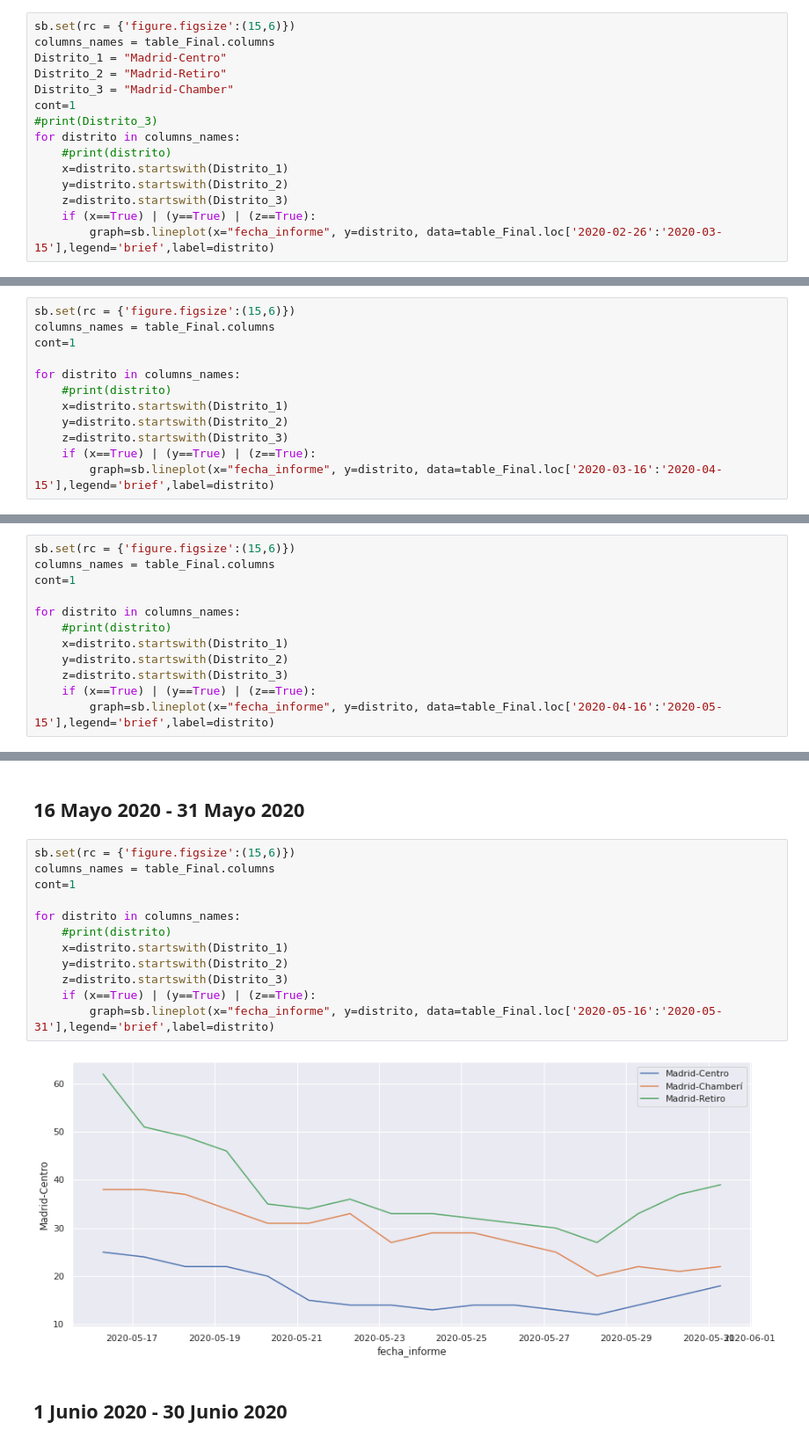
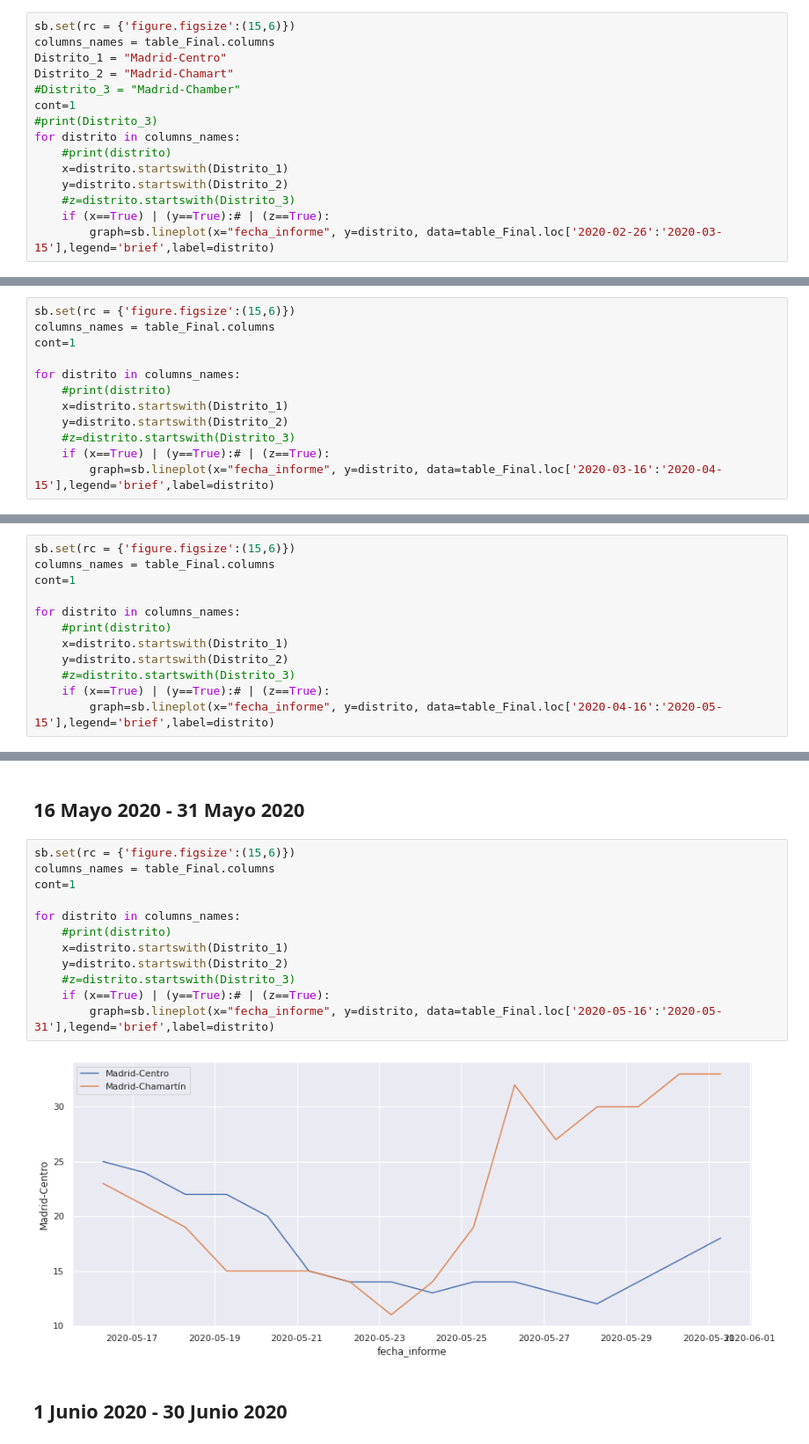
Before and after one commit to Jhonvalencia77/4to_avance, a Jupyter notebook: Tablas_Covid_19.ipynb, the cells around one changed output, grey strips where cells are left out. Shown at 88% size. Cells and saved outputs as stored; diff of their text form.

```diff
--- a/Tablas_Covid_19.ipynb
+++ b/Tablas_Covid_19.ipynb
@@ -65,15 +63,15 @@ table2_Final.head(2)
 sb.set(rc = {'figure.figsize':(15,6)})
 columns_names = table_Final.columns
 Distrito_1 = "Madrid-Centro"
-Distrito_2 = "Madrid-Retiro"
-Distrito_3 = "Madrid-Chamber"
+Distrito_2 = "Madrid-Chamart"
+#Distrito_3 = "Madrid-Chamber"
 cont=1
 #print(Distrito_3)
 for distrito in columns_names:
     #print(distrito)
     x=distrito.startswith(Distrito_1)
     y=distrito.startswith(Distrito_2)
-    z=distrito.startswith(Distrito_3)
-    if (x==True) | (y==True) | (z==True):
+    #z=distrito.startswith(Distrito_3)
+    if (x==True) | (y==True):# | (z==True):
         graph=sb.lineplot(x="fecha_informe", y=distrito, data=table_Final.loc['2020-02-26':'2020-03-15'],legend='brief',label=distrito)
 # %% [output]
@@ -89,7 +87,7 @@ for distrito in columns_names:
     #print(distrito)
     x=distrito.startswith(Distrito_1)
     y=distrito.startswith(Distrito_2)
-    z=distrito.startswith(Distrito_3)
-    if (x==True) | (y==True) | (z==True):
+    #z=distrito.startswith(Distrito_3)
+    if (x==True) | (y==True):# | (z==True):
         graph=sb.lineplot(x="fecha_informe", y=distrito, data=table_Final.loc['2020-03-16':'2020-04-15'],legend='brief',label=distrito)
 # %% [output]
@@ -105,7 +103,7 @@ for distrito in columns_names:
     #print(distrito)
     x=distrito.startswith(Distrito_1)
     y=distrito.startswith(Distrito_2)
-    z=distrito.startswith(Distrito_3)
-    if (x==True) | (y==True) | (z==True):
+    #z=distrito.startswith(Distrito_3)
+    if (x==True) | (y==True):# | (z==True):
         graph=sb.lineplot(x="fecha_informe", y=distrito, data=table_Final.loc['2020-04-16':'2020-05-15'],legend='brief',label=distrito)
 # %% [output]
@@ -115,17 +113,17 @@ for distrito in columns_names:
 # %%
 sb.set(rc = {'figure.figsize':(15,6)})
 columns_names = table_Final.columns
 cont=1
 
 for distrito in columns_names:
     #print(distrito)
     x=distrito.startswith(Distrito_1)
     y=distrito.startswith(Distrito_2)
-    z=distrito.startswith(Distrito_3)
-    if (x==True) | (y==True) | (z==True):
+    #z=distrito.startswith(Distrito_3)
+    if (x==True) | (y==True):# | (z==True):
         graph=sb.lineplot(x="fecha_informe", y=distrito, data=table_Final.loc['2020-05-16':'2020-05-31'],legend='brief',label=distrito)
 # %% [output]
-[figure, old version]
+[figure, new version]
 # %% [markdown]
 ## 1 Junio 2020 - 30 Junio 2020
 # %%
```
Also changed, not shown: parts of 11 cells of this notebook.
